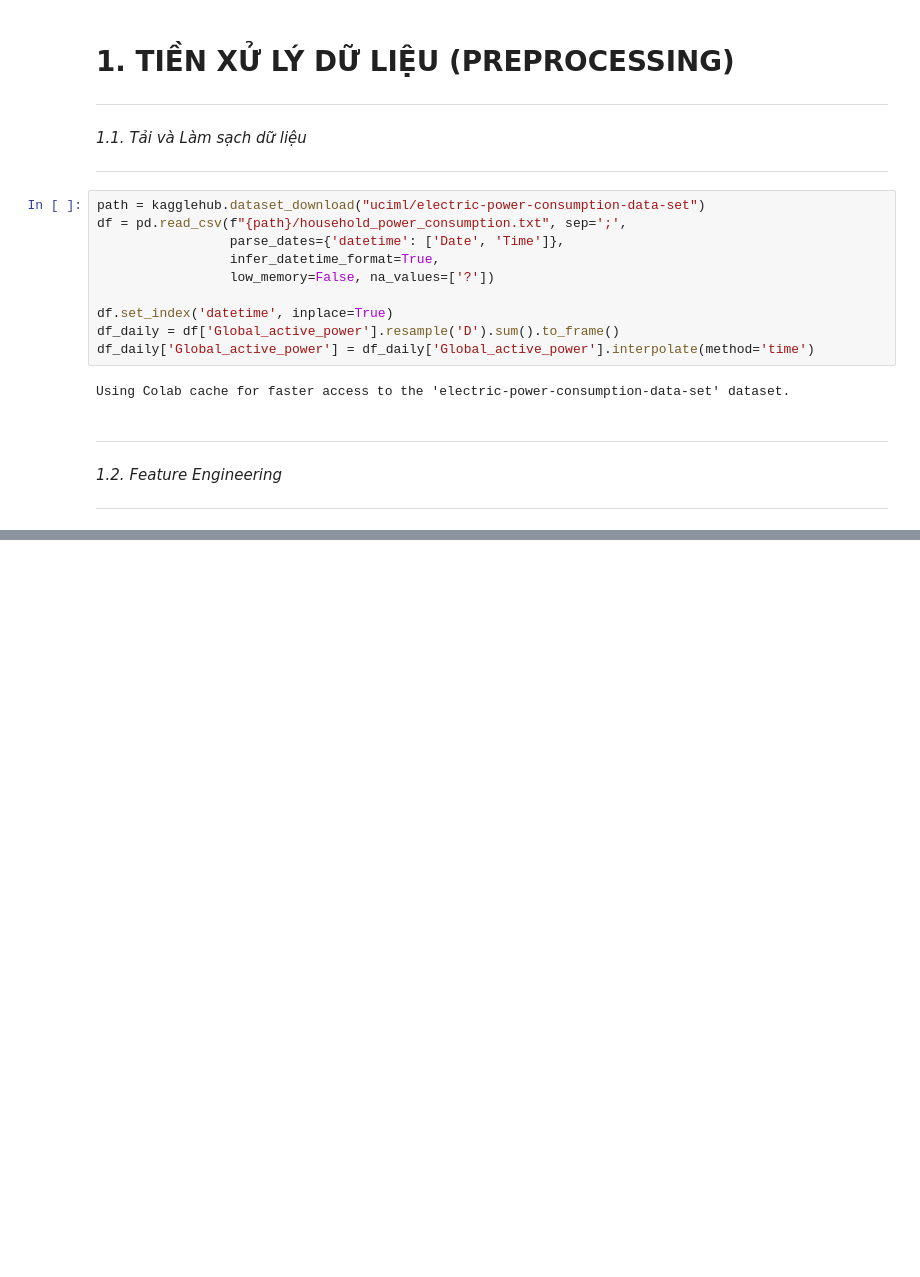
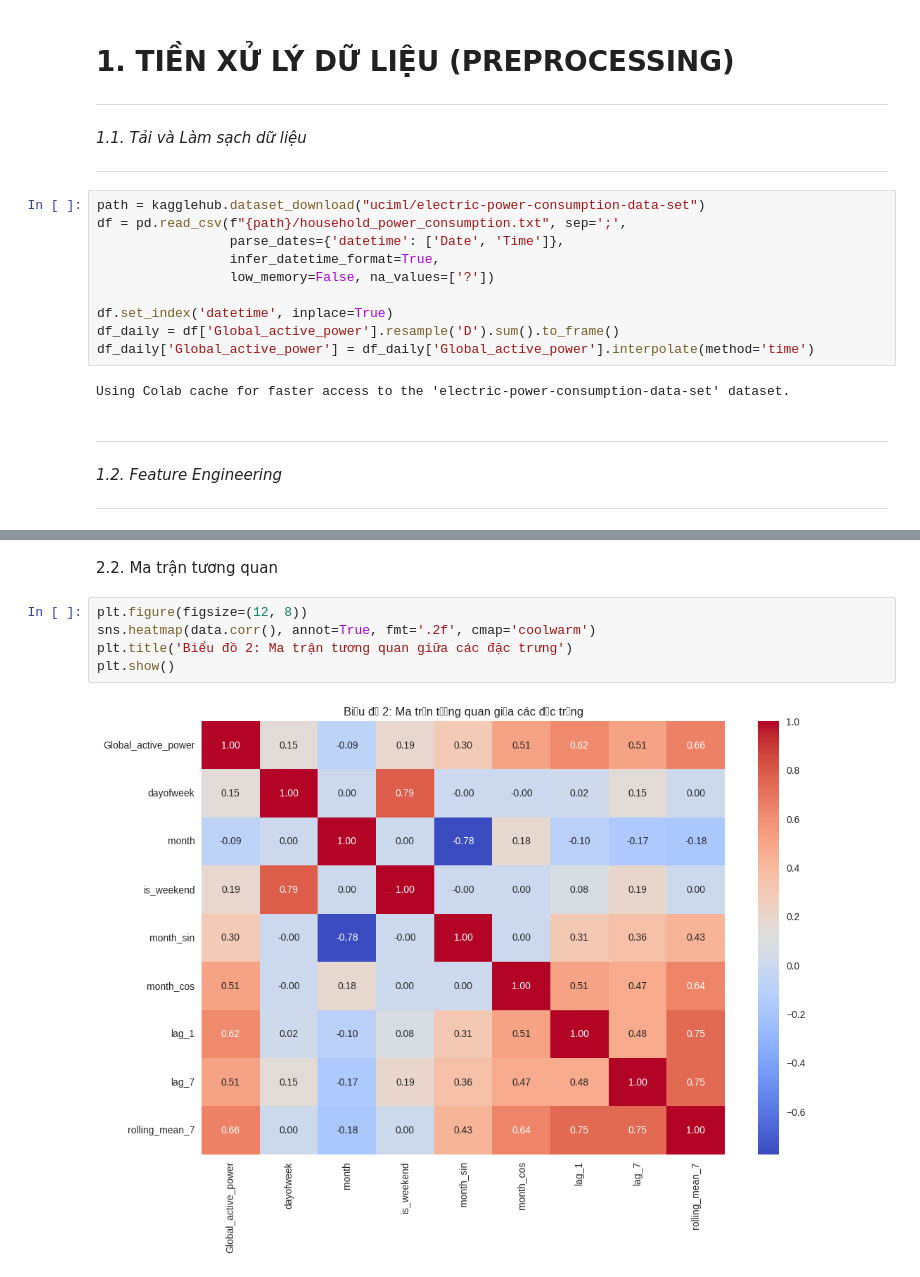
Before and after one commit to quanggdo/Electric-Power-Consumption-Forecasting, a Jupyter notebook: main.ipynb, the cells around one changed output, grey strips where cells are left out. Saved outputs shown, nothing was run; the diff lists cells and outputs as text; blank space fills up the shorter version.

```diff
--- a/main.ipynb
+++ b/main.ipynb
@@ -98 +119,10 @@ data = create_advanced_features(df_daily)
+# %% [markdown]
+2.2. Ma trận tương quan
+# %%
+plt.figure(figsize=(12, 8))
+sns.heatmap(data.corr(), annot=True, fmt='.2f', cmap='coolwarm')
+plt.title('Biểu đồ 2: Ma trận tương quan giữa các đặc trưng')
+plt.show()
+# %% [output]
+[figure, added]
 # %% [markdown]
```
Also changed, not shown: parts of 13 cells of this notebook.
